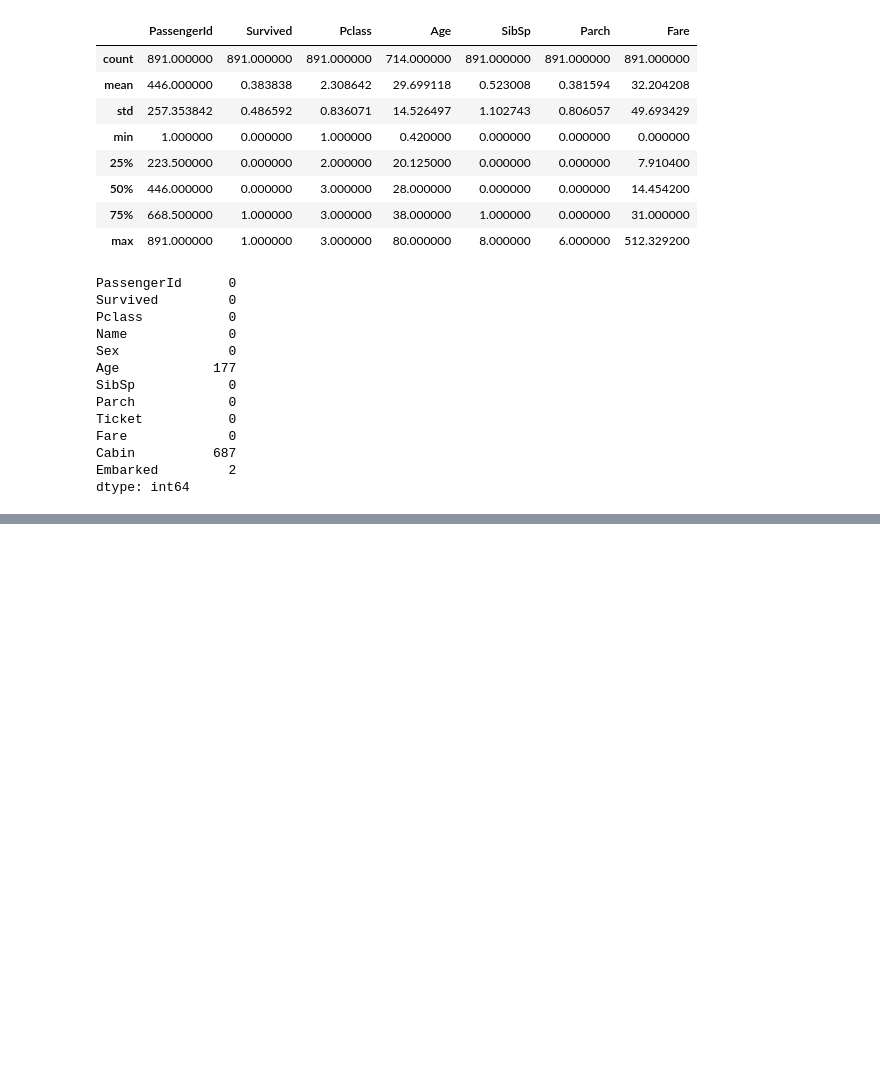
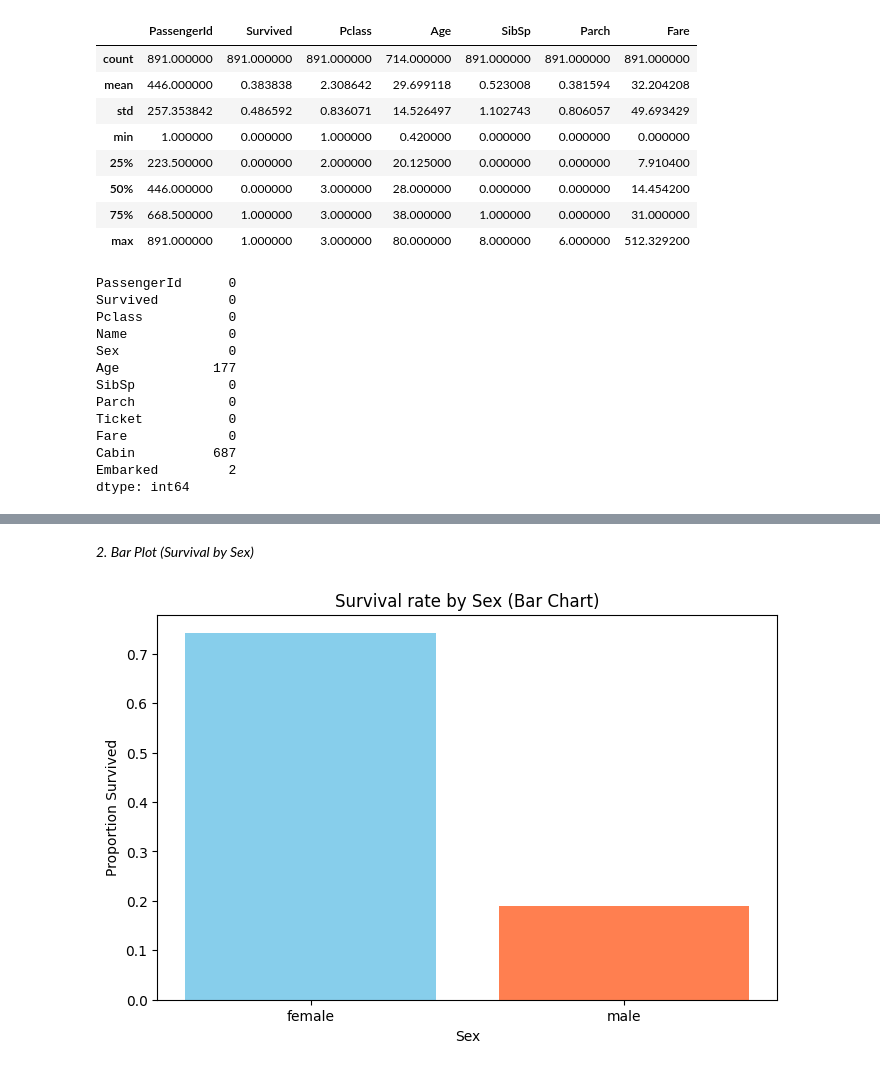
Before and after one commit to readulislamtamim/practice-charts-05052026, a Jupyter notebook: main.ipynb, the cells around one changed output, grey strips where cells are left out. Drawn from its saved outputs; the diff is of its cells as text; code cells hidden in the pictures; blank space fills up the shorter version.

```diff
--- a/main.ipynb
+++ b/main.ipynb
@@ -83,0 +138,16 @@ dtype: int64
+# %% [markdown]
+*2. Bar Plot (Survival by Sex)*
+# %%
+survival_by_sex = df.groupby("Sex")["Survived"].mean()
+x = survival_by_sex.index
+y = survival_by_sex.values
+
+plt.figure(figsize=(8,5))
+plt.title("Survival rate by Sex (Bar Chart)")
+plt.bar(x, y, color = ["skyblue", "coral"])
+plt.xlabel("Sex")
+plt.ylabel("Proportion Survived")
+# plt.xticks(rotation = 90)
+plt.show()
+# %% [output]
+[figure, added]
```
Also changed, not shown: parts of 17 cells of this notebook, 1 other file.
